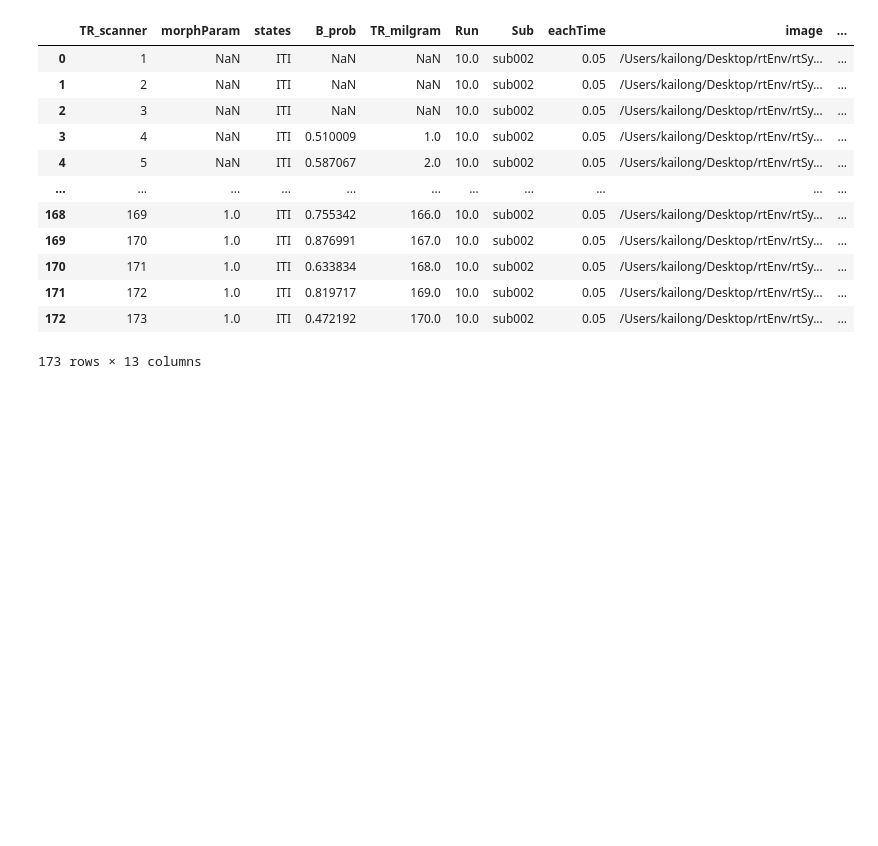
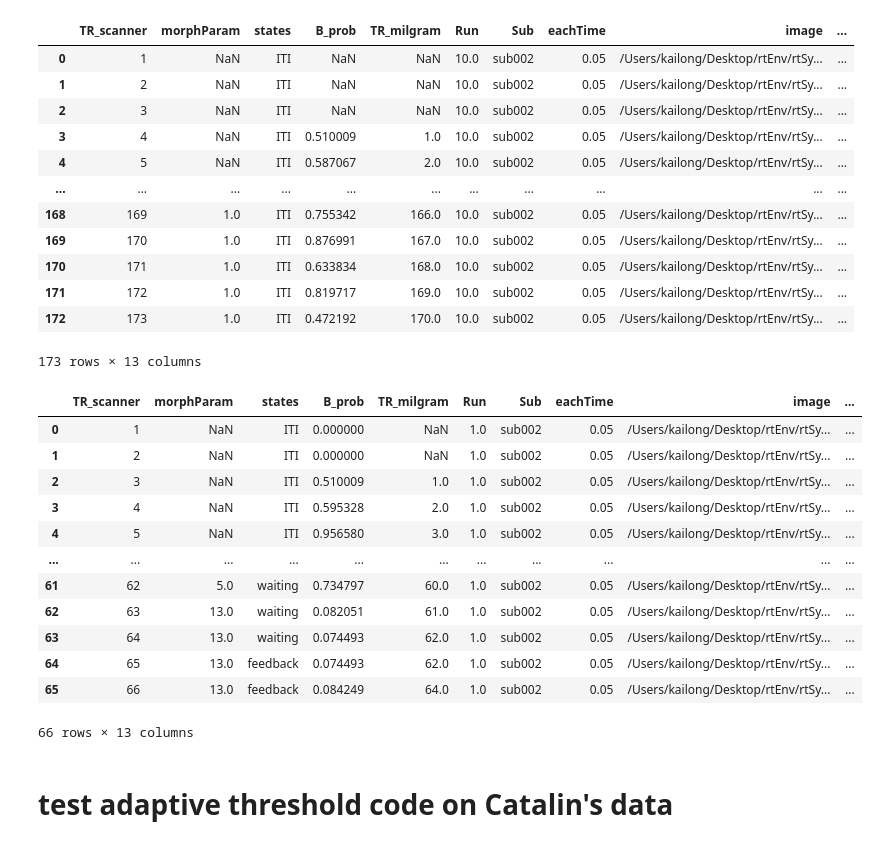
Before and after one commit to ericabusch/rtSynth_rt, a Jupyter notebook: view_adaptiveThreshold.ipynb, the cells around one changed output. Saved outputs shown, nothing was run; the diff lists cells and outputs as text; code cells hidden in the pictures; blank space fills up the shorter version.

```diff
--- a/view_adaptiveThreshold.ipynb
+++ b/view_adaptiveThreshold.ipynb
@@ -141,3 +141,22 @@ history
 | 171 | 172 | 1.0 | ITI | 0.819717 | 169.0 | 10.0 | sub002 | 0.05 | /Users/kailong/Desktop/rtEnv/rtSy... | ... |
 | 172 | 173 | 1.0 | ITI | 0.472192 | 170.0 | 10.0 | sub002 | 0.05 | /Users/kailong/Desktop/rtEnv/rtSy... | ... |
 173 rows × 13 columns
+# %%
+history=pd.read_csv("/Users/kailong/Desktop/rtEnv/rtSynth_rt/subjects/sub002/ses4/feedback/sub002_1_history.csv")
+history
+# %% [output]
+|  | TR_scanner | morphParam | states | B_prob | TR_milgram | Run | Sub | eachTime | image | ... |
+| 0 | 1 | NaN | ITI | 0.000000 | NaN | 1.0 | sub002 | 0.05 | /Users/kailong/Desktop/rtEnv/rtSy... | ... |
+| 1 | 2 | NaN | ITI | 0.000000 | NaN | 1.0 | sub002 | 0.05 | /Users/kailong/Desktop/rtEnv/rtSy... | ... |
+| 2 | 3 | NaN | ITI | 0.510009 | 1.0 | 1.0 | sub002 | 0.05 | /Users/kailong/Desktop/rtEnv/rtSy... | ... |
+| 3 | 4 | NaN | ITI | 0.595328 | 2.0 | 1.0 | sub002 | 0.05 | /Users/kailong/Desktop/rtEnv/rtSy... | ... |
+| 4 | 5 | NaN | ITI | 0.956580 | 3.0 | 1.0 | sub002 | 0.05 | /Users/kailong/Desktop/rtEnv/rtSy... | ... |
+| ... | ... | ... | ... | ... | ... | ... | ... | ... | ... | ... |
+| 61 | 62 | 5.0 | waiting | 0.734797 | 60.0 | 1.0 | sub002 | 0.05 | /Users/kailong/Desktop/rtEnv/rtSy... | ... |
+| 62 | 63 | 13.0 | waiting | 0.082051 | 61.0 | 1.0 | sub002 | 0.05 | /Users/kailong/Desktop/rtEnv/rtSy... | ... |
+| 63 | 64 | 13.0 | waiting | 0.074493 | 62.0 | 1.0 | sub002 | 0.05 | /Users/kailong/Desktop/rtEnv/rtSy... | ... |
+| 64 | 65 | 13.0 | feedback | 0.074493 | 62.0 | 1.0 | sub002 | 0.05 | /Users/kailong/Desktop/rtEnv/rtSy... | ... |
+| 65 | 66 | 13.0 | feedback | 0.084249 | 64.0 | 1.0 | sub002 | 0.05 | /Users/kailong/Desktop/rtEnv/rtSy... | ... |
+66 rows × 13 columns
+# %% [markdown]
+# test adaptive threshold code on Catalin's data
```
Also changed, not shown: parts of 6 cells of this notebook, 1 other file.
